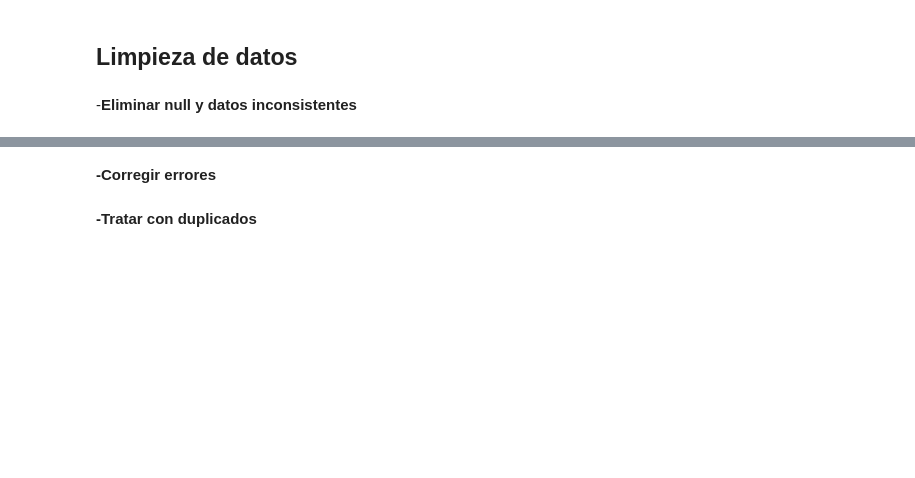
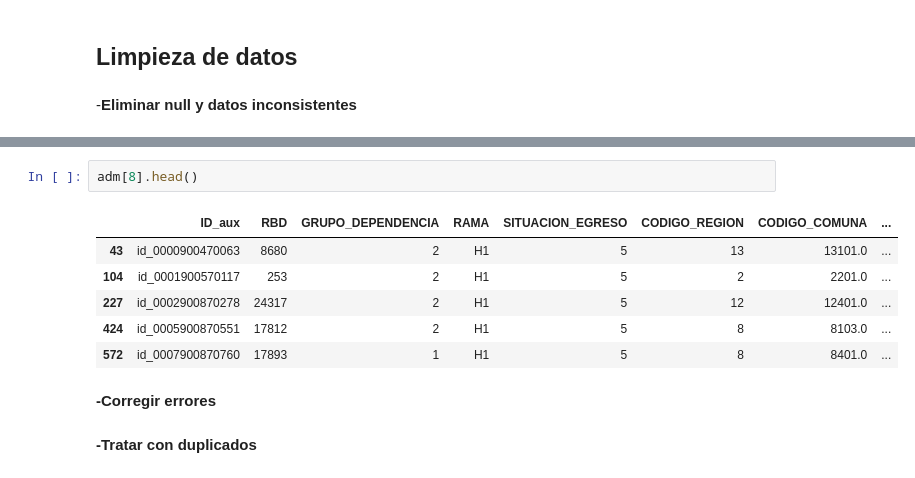
Before and after one commit to Proyecto-IMT-2200/2025-2, a Jupyter notebook: Borrador_Proyecto.ipynb, the cells around one changed output, grey strips where cells are left out. Drawn from its saved outputs; the diff is of its cells as text; blank space fills up the shorter version.

```diff
--- a/Borrador_Proyecto.ipynb
+++ b/Borrador_Proyecto.ipynb
@@ -164,3 +147,12 @@ Index(['ID_aux', 'RBD', 'COD_ENS', 'GRUPO_DEPENDENCIA', 'RAMA_EDUCACIONAL',
+# %%
+adm[8].head()
+# %% [output]
+|  | ID_aux | RBD | GRUPO_DEPENDENCIA | RAMA | SITUACION_EGRESO | CODIGO_REGION | CODIGO_COMUNA | ... |
+| 43 | id_0000900470063 | 8680 | 2 | H1 | 5 | 13 | 13101.0 | ... |
+| 104 | id_0001900570117 | 253 | 2 | H1 | 5 | 2 | 2201.0 | ... |
+| 227 | id_0002900870278 | 24317 | 2 | H1 | 5 | 12 | 12401.0 | ... |
+| 424 | id_0005900870551 | 17812 | 2 | H1 | 5 | 8 | 8103.0 | ... |
+| 572 | id_0007900870760 | 17893 | 1 | H1 | 5 | 8 | 8401.0 | ... |
 # %% [markdown]
 **-Corregir errores**
 # %% [markdown]
```
Also changed, not shown: parts of 5 cells of this notebook.
